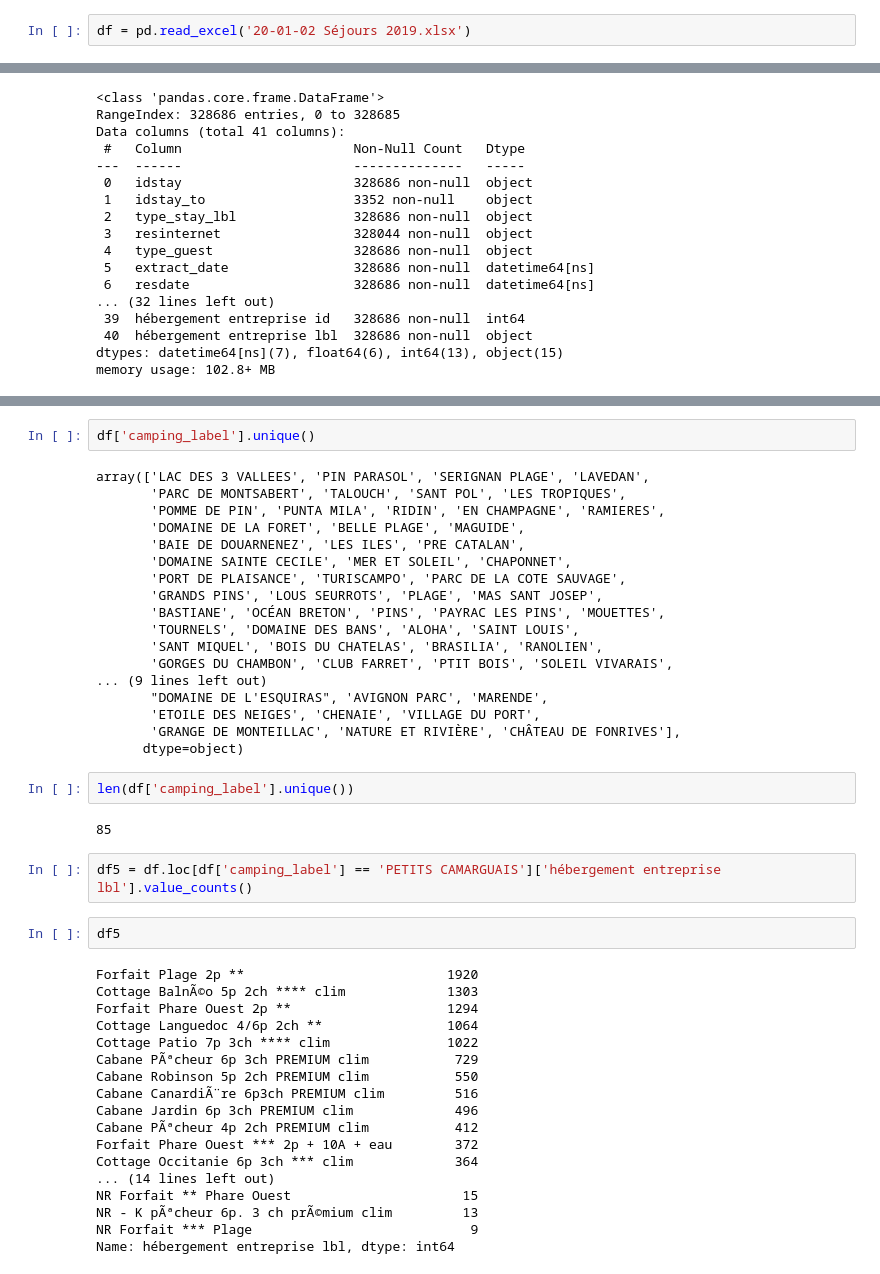
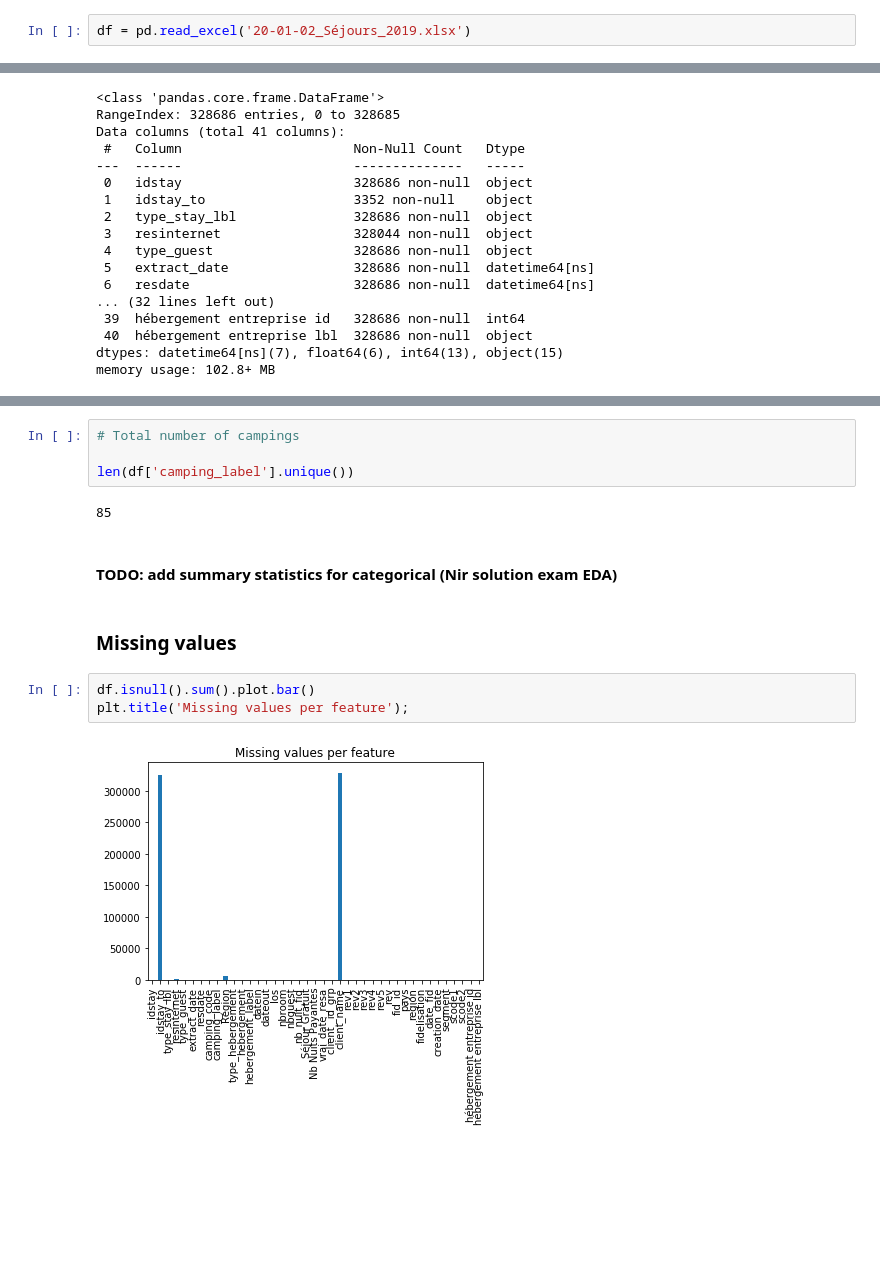
Before and after one commit to nico239677/hotel_revenue_optimization, a Jupyter notebook: Yelloh_2019.ipynb, the cells around one changed output, grey strips where cells are left out. Saved outputs shown, nothing was run; the diff lists cells and outputs as text; blank space fills up the shorter version.

```diff
--- a/Yelloh_2019.ipynb
+++ b/Yelloh_2019.ipynb
@@ -3,5 +8,5 @@ import pandas as pd
 # %%
-df = pd.read_excel('20-01-02 Séjours 2019.xlsx')
+df = pd.read_excel('20-01-02_Séjours_2019.xlsx')
 # %%
 pd.set_option('display.max_columns', None)
 # %%
@@ -71,46 +72,15 @@ df.loc[df['camping_label'] == 'GAVINA']
-# %%
-df['camping_label'].unique()
-# %% [output]
-array(['LAC DES 3 VALLEES', 'PIN PARASOL', 'SERIGNAN PLAGE', 'LAVEDAN',
-       'PARC DE MONTSABERT', 'TALOUCH', 'SANT POL', 'LES TROPIQUES',
-       'POMME DE PIN', 'PUNTA MILA', 'RIDIN', 'EN CHAMPAGNE', 'RAMIERES',
-       'DOMAINE DE LA FORET', 'BELLE PLAGE', 'MAGUIDE',
-       'BAIE DE DOUARNENEZ', 'LES ILES', 'PRE CATALAN',
-       'DOMAINE SAINTE CECILE', 'MER ET SOLEIL', 'CHAPONNET',
-       'PORT DE PLAISANCE', 'TURISCAMPO', 'PARC DE LA COTE SAUVAGE',
-       'GRANDS PINS', 'LOUS SEURROTS', 'PLAGE', 'MAS SANT JOSEP',
-       'BASTIANE', 'OCÉAN BRETON', 'PINS', 'PAYRAC LES PINS', 'MOUETTES',
-       'TOURNELS', 'DOMAINE DES BANS', 'ALOHA', 'SAINT LOUIS',
-       'SANT MIQUEL', 'BOIS DU CHATELAS', 'BRASILIA', 'RANOLIEN',
-       'GORGES DU CHAMBON', 'CLUB FARRET', 'PTIT BOIS', 'SOLEIL VIVARAIS',
-... (9 lines left out)
-       "DOMAINE DE L'ESQUIRAS", 'AVIGNON PARC', 'MARENDE',
-       'ETOILE DES NEIGES', 'CHENAIE', 'VILLAGE DU PORT',
-       'GRANGE DE MONTEILLAC', 'NATURE ET RIVIÈRE', 'CHÂTEAU DE FONRIVES'],
-      dtype=object)
 # %%
+# Total number of campings
+
 len(df['camping_label'].unique())
 # %% [output]
 85
-# %%
-df5 = df.loc[df['camping_label'] == 'PETITS CAMARGUAIS']['hébergement entreprise lbl'].value_counts()
-# %%
-df5
-# %% [output]
-Forfait Plage 2p **                          1920
-Cottage BalnÃ©o 5p 2ch **** clim             1303
-Forfait Phare Ouest 2p **                    1294
-Cottage Languedoc 4/6p 2ch **                1064
-Cottage Patio 7p 3ch **** clim               1022
-Cabane PÃªcheur 6p 3ch PREMIUM clim           729
-Cabane Robinson 5p 2ch PREMIUM clim           550
-Cabane CanardiÃ¨re 6p3ch PREMIUM clim         516
-Cabane Jardin 6p 3ch PREMIUM clim             496
-Cabane PÃªcheur 4p 2ch PREMIUM clim           412
-Forfait Phare Ouest *** 2p + 10A + eau        372
-Cottage Occitanie 6p 3ch *** clim             364
-... (14 lines left out)
-NR Forfait ** Phare Ouest                      15
-NR - K pÃªcheur 6p. 3 ch prÃ©mium clim         13
-NR Forfait *** Plage                            9
-Name: hébergement entreprise lbl, dtype: int64
+# %% [markdown]
+#### TODO: add summary statistics for categorical (Nir solution exam EDA)
+# %% [markdown]
+### Missing values
+# %%
+df.isnull().sum().plot.bar()
+plt.title('Missing values per feature');
+# %% [output]
+[figure, added]
```
Also changed, not shown: parts of 22 cells of this notebook.
